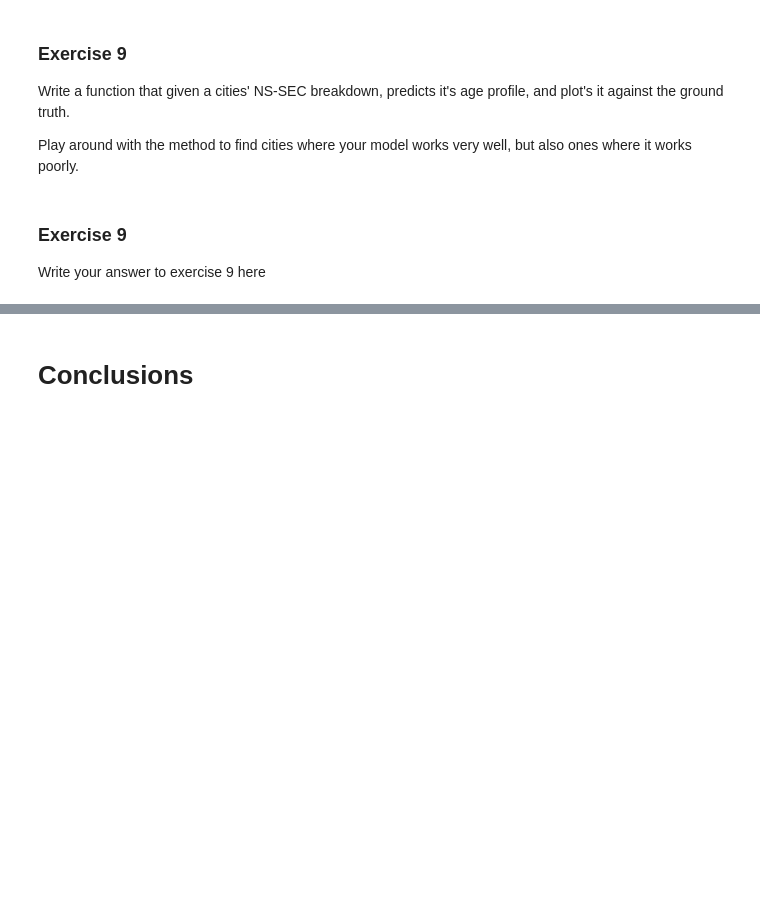
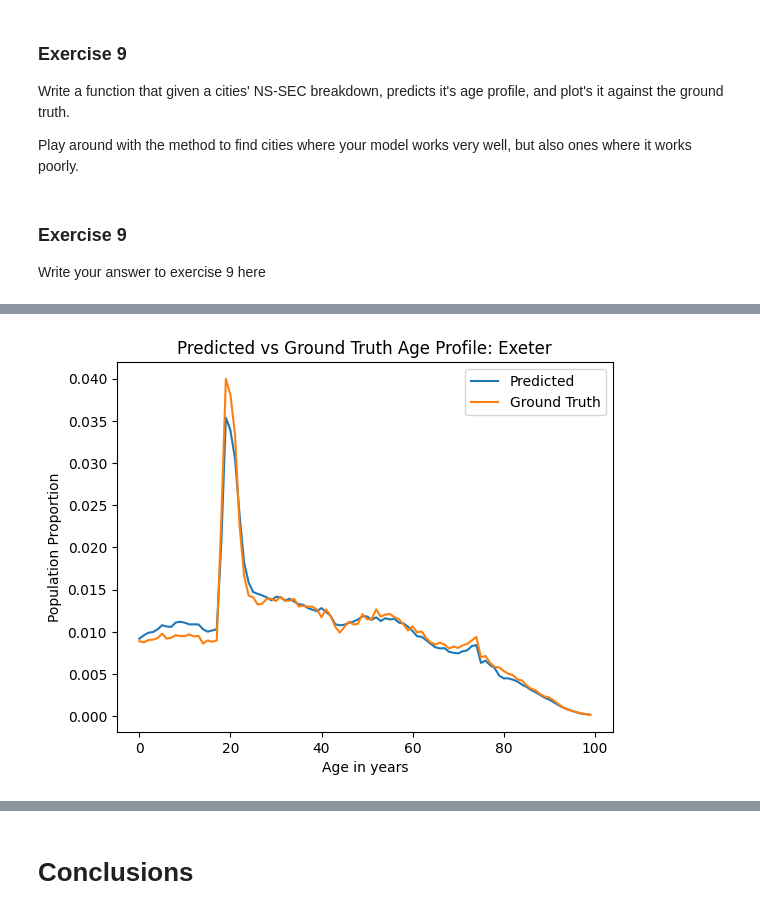
Before and after one commit to Navaneeth2906/nm803_ads_2024, a Jupyter notebook: Practical_3.ipynb, the cells around one changed output, grey strips where cells are left out. Cells and saved outputs as stored; diff of their text form; code cells hidden in the pictures; blank space fills up the shorter version.

```diff
--- a/Practical_3.ipynb
+++ b/Practical_3.ipynb
@@ -1487,0 +1476,4 @@ plt.plot(x_values, norm_age_df.loc['Cambridge'], label='Ground Truth')
+# %%
+city_to_plot('Exeter')
+# %% [output]
+[figure, added]
```
Also changed, not shown: parts of 5 cells of this notebook.
